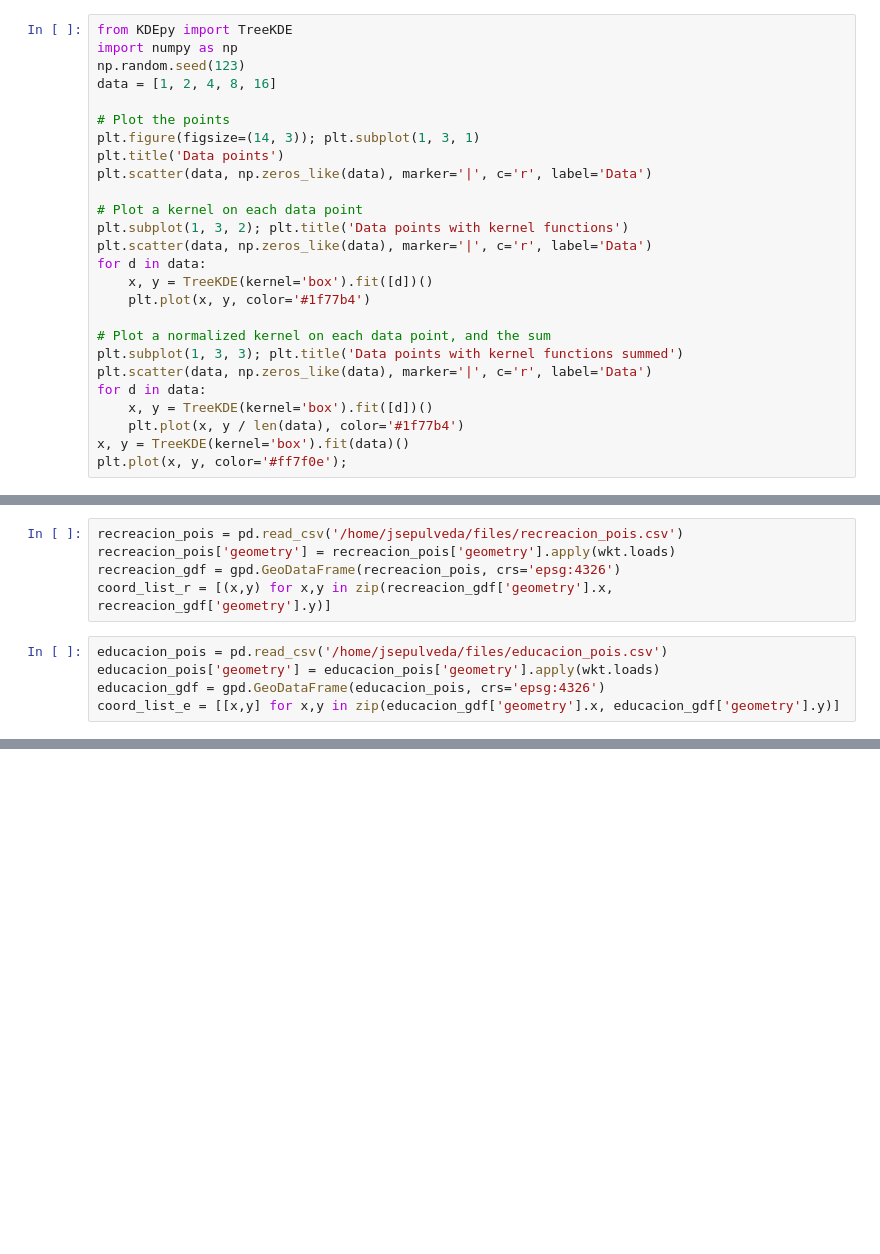
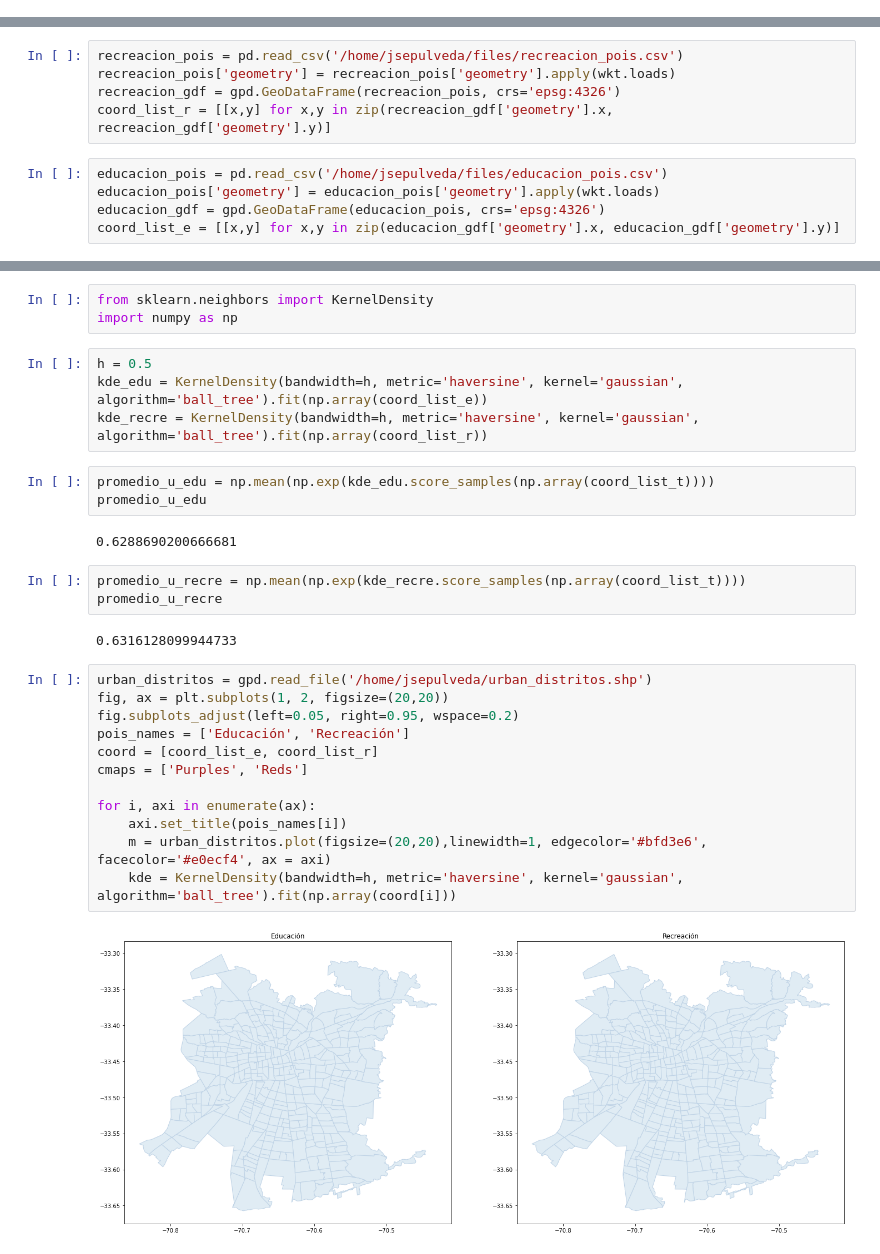
Before and after one commit to jotasplvd/Loading-OSM-in-Jupyter-Notebook, a Jupyter notebook: Conteo de eventos + KDE.ipynb, the cells around one changed output, grey strips where cells are left out. Drawn from its saved outputs; the diff is of its cells as text; blank space fills up the shorter version.

```diff
--- a/Conteo de eventos + KDE.ipynb
+++ b/Conteo de eventos + KDE.ipynb
@@ -154,28 +206,2 @@ usuarios_por_torre.head()
 # %% [markdown]
 ### Definiendo las densidades de POIS mediante KDE
-# %%
-from KDEpy import TreeKDE
-import numpy as np
-np.random.seed(123)
-data = [1, 2, 4, 8, 16]
-
-# Plot the points
-plt.figure(figsize=(14, 3)); plt.subplot(1, 3, 1)
-plt.title('Data points')
-plt.scatter(data, np.zeros_like(data), marker='|', c='r', label='Data')
-
-# Plot a kernel on each data point
-plt.subplot(1, 3, 2); plt.title('Data points with kernel functions')
-plt.scatter(data, np.zeros_like(data), marker='|', c='r', label='Data')
-for d in data:
-    x, y = TreeKDE(kernel='box').fit([d])()
-    plt.plot(x, y, color='#1f77b4')
-
-# Plot a normalized kernel on each data point, and the sum
-plt.subplot(1, 3, 3); plt.title('Data points with kernel functions summed')
-plt.scatter(data, np.zeros_like(data), marker='|', c='r', label='Data')
-for d in data:
-    x, y = TreeKDE(kernel='box').fit([d])()
-    plt.plot(x, y / len(data), color='#1f77b4')
-x, y = TreeKDE(kernel='box').fit(data)()
-plt.plot(x, y, color='#ff7f0e');
@@ -185,7 +209,7 @@ plt.plot(x, y, color='#ff7f0e');
 recreacion_pois = pd.read_csv('/home/jsepulveda/files/recreacion_pois.csv')
 recreacion_pois['geometry'] = recreacion_pois['geometry'].apply(wkt.loads)
 recreacion_gdf = gpd.GeoDataFrame(recreacion_pois, crs='epsg:4326')
-coord_list_r = [(x,y) for x,y in zip(recreacion_gdf['geometry'].x, recreacion_gdf['geometry'].y)]
+coord_list_r = [[x,y] for x,y in zip(recreacion_gdf['geometry'].x, recreacion_gdf['geometry'].y)]
 # %%
 educacion_pois = pd.read_csv('/home/jsepulveda/files/educacion_pois.csv')
 educacion_pois['geometry'] = educacion_pois['geometry'].apply(wkt.loads)
@@ -245,0 +223,31 @@ plt.plot(x, y); plt.tight_layout()
+# %%
+from sklearn.neighbors import KernelDensity
+import numpy as np
+# %%
+h = 0.5
+kde_edu = KernelDensity(bandwidth=h, metric='haversine', kernel='gaussian', algorithm='ball_tree').fit(np.array(coord_list_e))
+kde_recre = KernelDensity(bandwidth=h, metric='haversine', kernel='gaussian', algorithm='ball_tree').fit(np.array(coord_list_r))
+# %%
+promedio_u_edu = np.mean(np.exp(kde_edu.score_samples(np.array(coord_list_t))))
+promedio_u_edu
+# %% [output]
+0.6288690200666681
+# %%
+promedio_u_recre = np.mean(np.exp(kde_recre.score_samples(np.array(coord_list_t))))
+promedio_u_recre
+# %% [output]
+0.6316128099944733
+# %%
+urban_distritos = gpd.read_file('/home/jsepulveda/urban_distritos.shp')
+fig, ax = plt.subplots(1, 2, figsize=(20,20))
+fig.subplots_adjust(left=0.05, right=0.95, wspace=0.2)
+pois_names = ['Educación', 'Recreación']
+coord = [coord_list_e, coord_list_r]
+cmaps = ['Purples', 'Reds']
+
+for i, axi in enumerate(ax):
+    axi.set_title(pois_names[i])
+    m = urban_distritos.plot(figsize=(20,20),linewidth=1, edgecolor='#bfd3e6', facecolor='#e0ecf4', ax = axi)
+    kde = KernelDensity(bandwidth=h, metric='haversine', kernel='gaussian', algorithm='ball_tree').fit(np.array(coord[i]))
+# %% [output]
+[figure, added]
```
Also changed, not shown: parts of 11 cells of this notebook, 6 other files.
